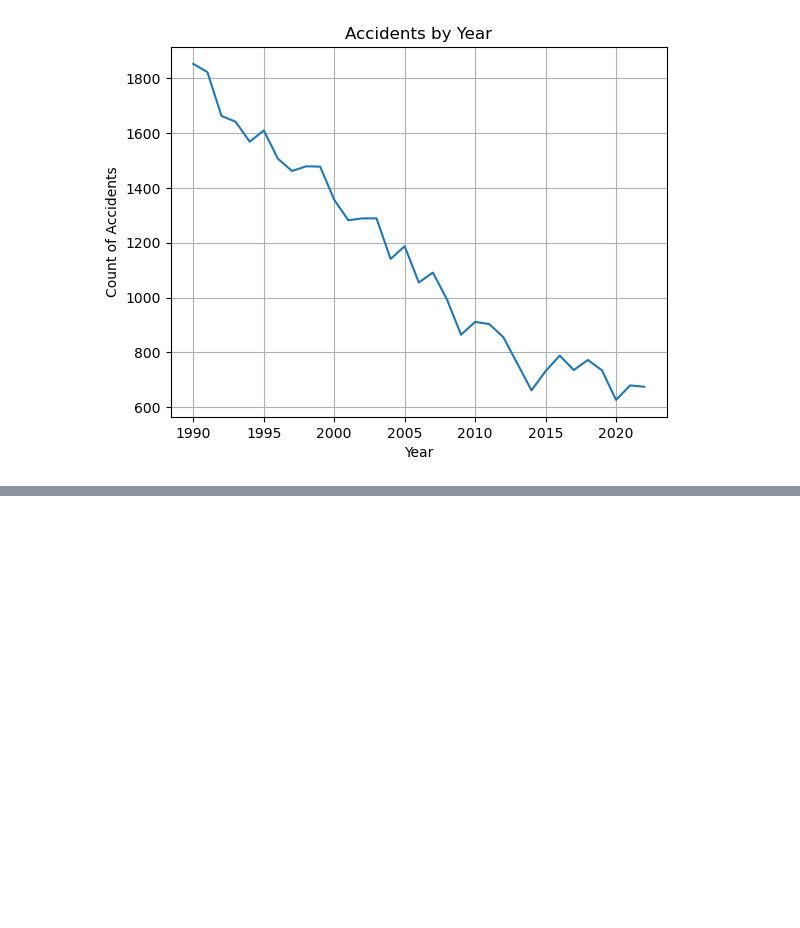
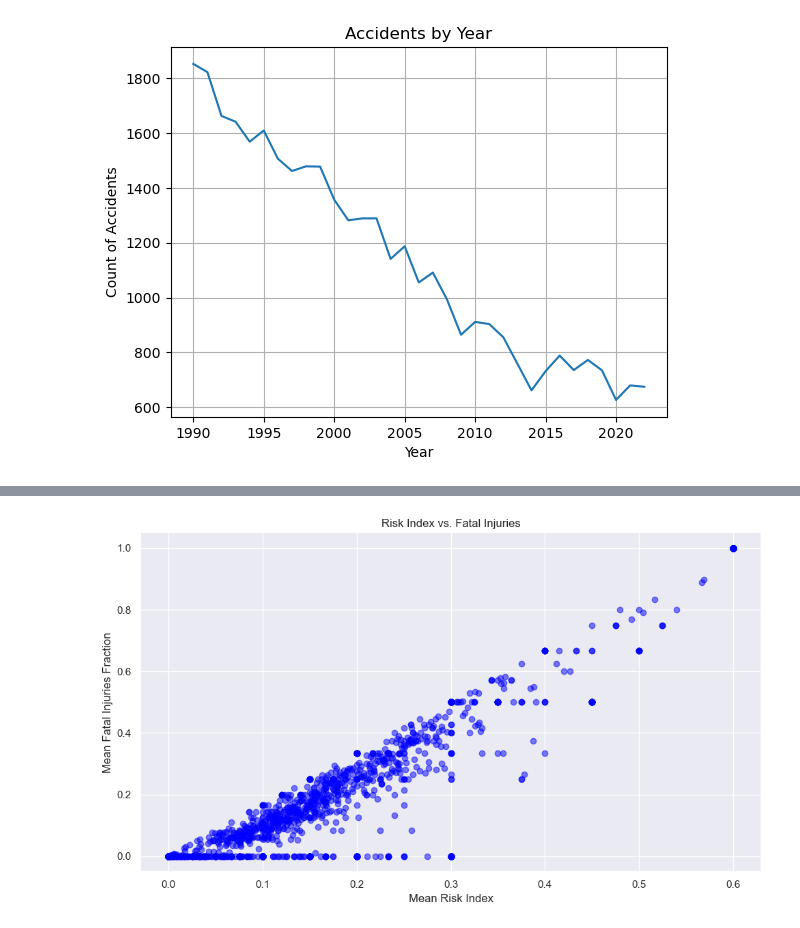
Before and after one commit to williambguo/ds-project1, a Jupyter notebook: Notebooks/EDA.ipynb, the cells around one changed output, grey strips where cells are left out. Saved outputs shown, nothing was run; the diff lists cells and outputs as text; code cells hidden in the pictures; blank space fills up the shorter version.

```diff
--- a/Notebooks/EDA.ipynb
+++ b/Notebooks/EDA.ipynb
@@ -295,0 +328,4 @@ plt.show()
+# %%
+df.dropna(subset=['Weather'], inplace=True)
+df.drop(df[df['Weather'] == 'UNK'].index, inplace=True)
+df.drop(df[df['Weather'] == 'Unk'].index, inplace=True)
@@ -295,0 +381,18 @@ plt.show()
+# %%
+# Group by Make_and_Model to get average Risk Index and severity (Fatal Injuries Fraction)
+risk_vs_severity = df.groupby('Make_and_Model').agg({
+    'Risk_Index': 'mean',
+    'Fatal_Injuries_Fraction': 'mean'
+})
+
+# Plot as a scatter plot with Risk Index vs. Fatal Injuries
+plt.figure(figsize=(10, 6))
+plt.scatter(risk_vs_severity['Risk_Index'], risk_vs_severity['Fatal_Injuries_Fraction'], alpha=0.5, color='blue')
+
+plt.title('Risk Index vs. Fatal Injuries')
+plt.xlabel('Mean Risk Index')
+plt.ylabel('Mean Fatal Injuries Fraction')
+plt.tight_layout()
+plt.show()
+# %% [output]
+[figure, added]
```
Also changed, not shown: parts of 8 cells of this notebook, 1 other file.
